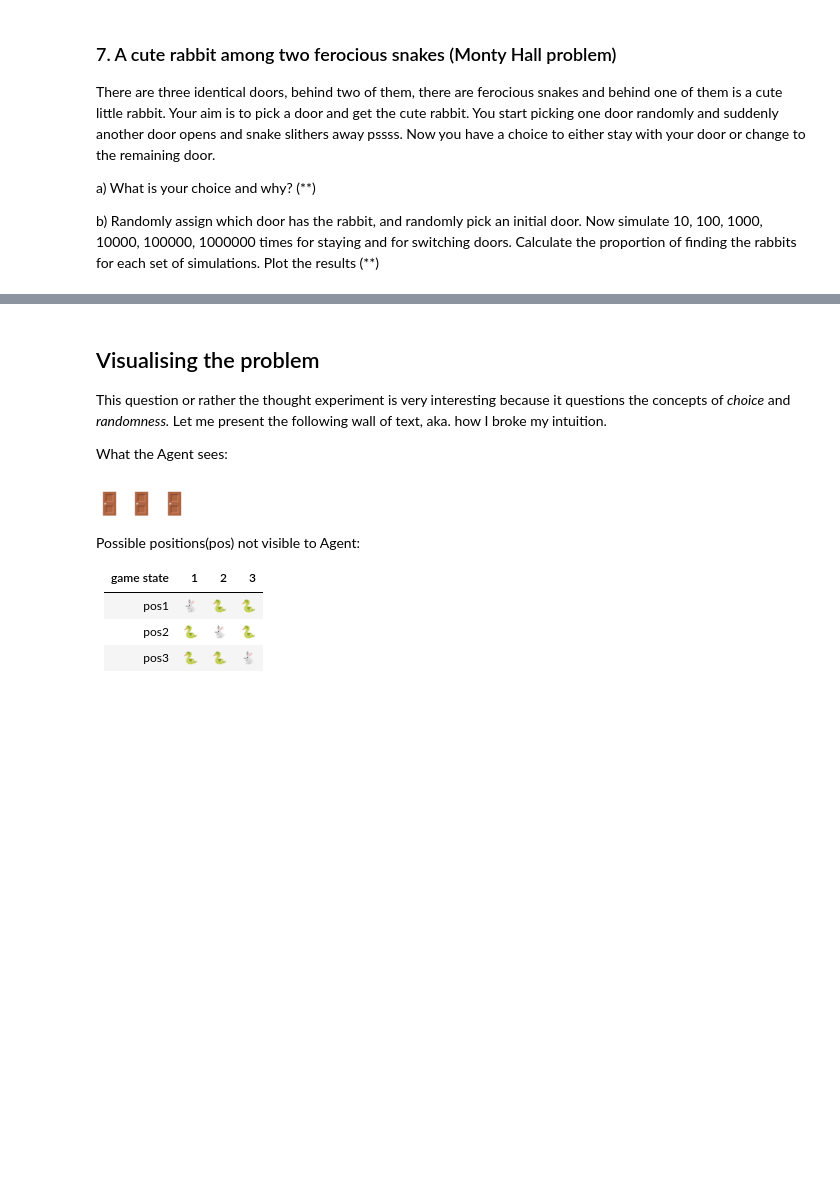
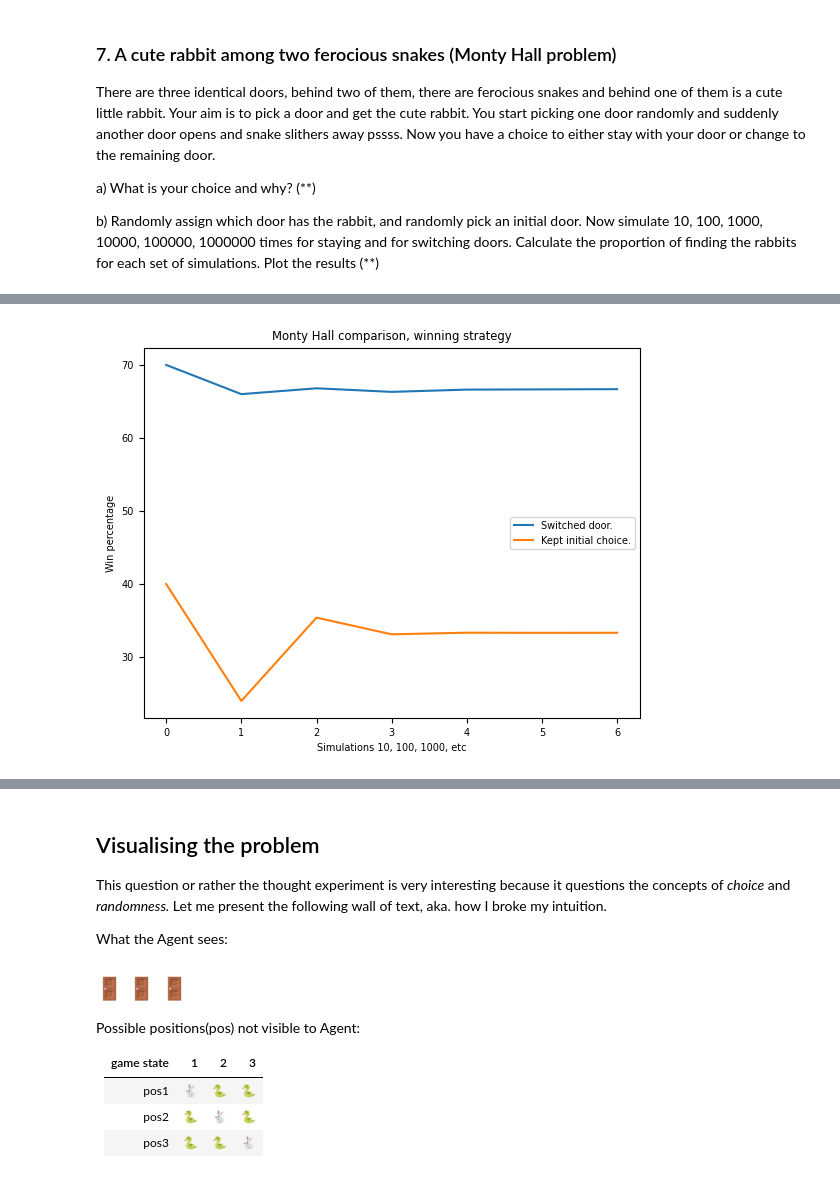
Before and after one commit to helveticae/ITHS, a Jupyter notebook: Excercises/E04 - List Excercises.ipynb, the cells around one changed output, grey strips where cells are left out. Drawn from its saved outputs; the diff is of its cells as text; code cells hidden in the pictures; blank space fills up the shorter version.

Commit message:
clean up excercise 7, improved list append

```diff
--- a/Excercises/E04 - List Excercises.ipynb
+++ b/Excercises/E04 - List Excercises.ipynb
@@ -69,0 +130,78 @@ There are three identical doors, behind two of them, there are ferocious snakes
+# %%
+"""
+https://github.com/vcrn/monty-hall-problem-simulator
+
+vcrn sent me their solution. Great guy - and great code. I also learned about the XOR ^ operator and YOOO HOW TO IMPLEMENT SET THEORY LESS GO
+Symmetric difference in set theory is bascially the same thing as XOR in Python. (Please correct me if I'm wrong!)
+
+"""
+
+import random
+import matplotlib.pyplot as plt
+
+# Takes one argument (switch).
+def monty_hall_sim(times: int, switch: bool):  # Takes times and switch args
+    wins = 0
+    for i in range(times):
+        # Since sets are unordered and allows no duplicate, we can compare them in response to door choice.
+        possible_doors = {1,2,3}
+
+        # Same as previous, we use a random integer to select door.
+        selected_door = random.randint(1,3)
+
+        # Same as previous, we select game state at random.
+        winning_door = random.randint(1,3)
+
+        # Using XOR to prevent the Rabbit door to be opened. Symmetric difference!
+        doors_to_open = possible_doors ^ {winning_door,
+                                          selected_door}
+
+        # Chooses door at random if Rabbit door is selected.
+        open_door = random.choice(tuple(doors_to_open))
+
+        # Switches to possible door or selects chosen door.
+        (switch_door,) = possible_doors ^ {open_door,
+                                           selected_door}
+
+        # Using boolean with multiple conditions
+        if switch and switch_door == winning_door:
+            wins +=1
+        elif not switch and selected_door == winning_door:
+            wins +=1
+
+    percentage_to_win = round(100 * wins / tries,2)
+    print(f"Running simulation {times} times. {switch=}. {wins=} {percentage_to_win=}")
+    if switch == True:
+        list_append(rabbits_found_switch,percentage_to_win)
+    else:
+        list_append(rabbits_found_no_switch,percentage_to_win)
+
+def list_append(lst, item):
+  lst.append(item)
+  return lst
+
+if __name__ == "__main__":
+    rabbits_found_switch = []
+    rabbits_found_no_switch = []
+
+    for i in range(8):
+        tries = 10**i ##  How to make this loop work without having to pop first
+        monty_hall_sim(tries, True)
+        monty_hall_sim(tries, False)
+    rabbits_found_switch.pop(0) # workaround becaue of tries being variable in loop (i)
+    rabbits_found_no_switch.pop(0)
+
+## Plot with matplotlib
+
+plt.rcParams.update({'font.size': 7})
+plt.plot(rabbits_found_switch, label="Switched door.")
+plt.plot(rabbits_found_no_switch, label="Kept initial choice.")
+plt.ylabel("Win percentage")
+plt.xlabel("Simulations 10, 100, 1000, etc")
+plt.legend(loc="center right")
+plt.title("Monty Hall comparison, winning strategy")
+
+print(
+    f"Percentage {rabbits_found_switch=} \n"
+    f"Percentage {rabbits_found_no_switch=}/100 \n")
+# %% [output]
@@ -70 +226,2 @@ There are three identical doors, behind two of them, there are ferocious snakes
+[figure, added]
 # %% [markdown]
```
Also changed, not shown: parts of 6 cells of this notebook.
